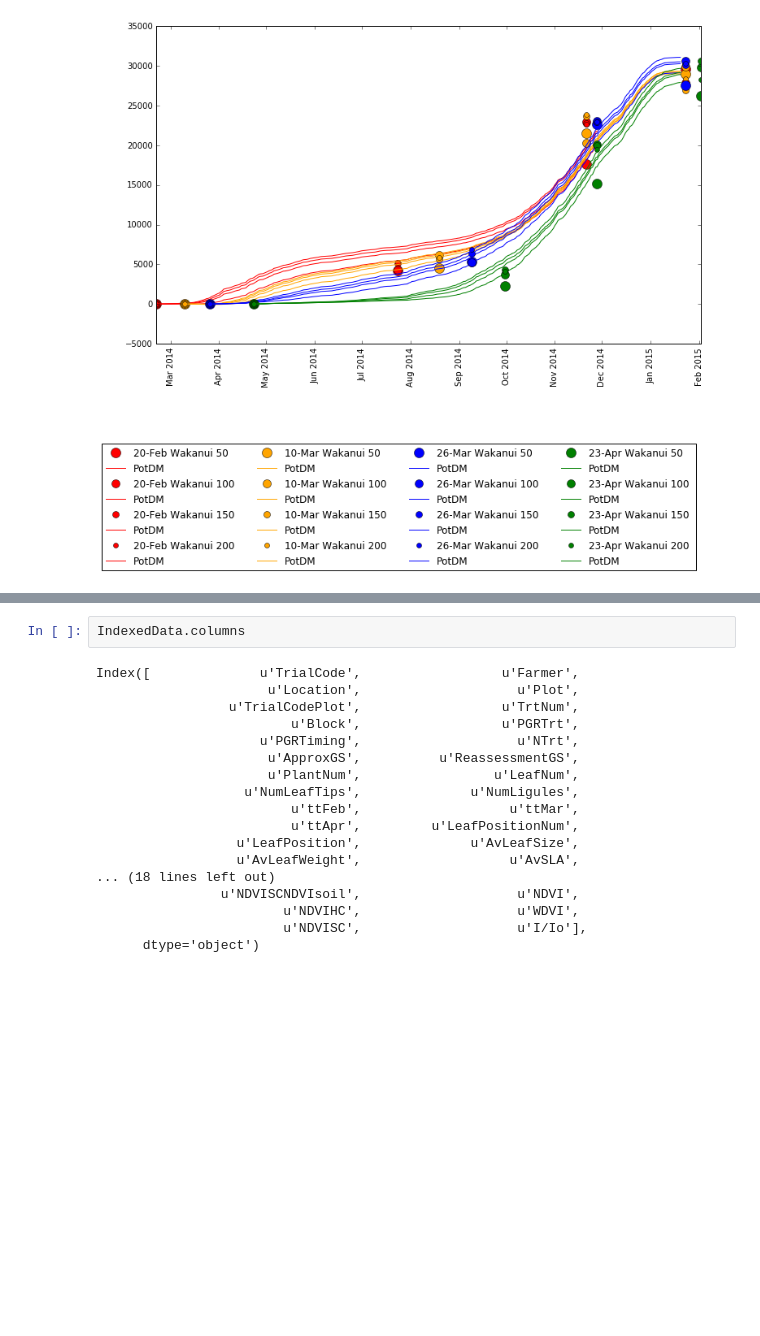
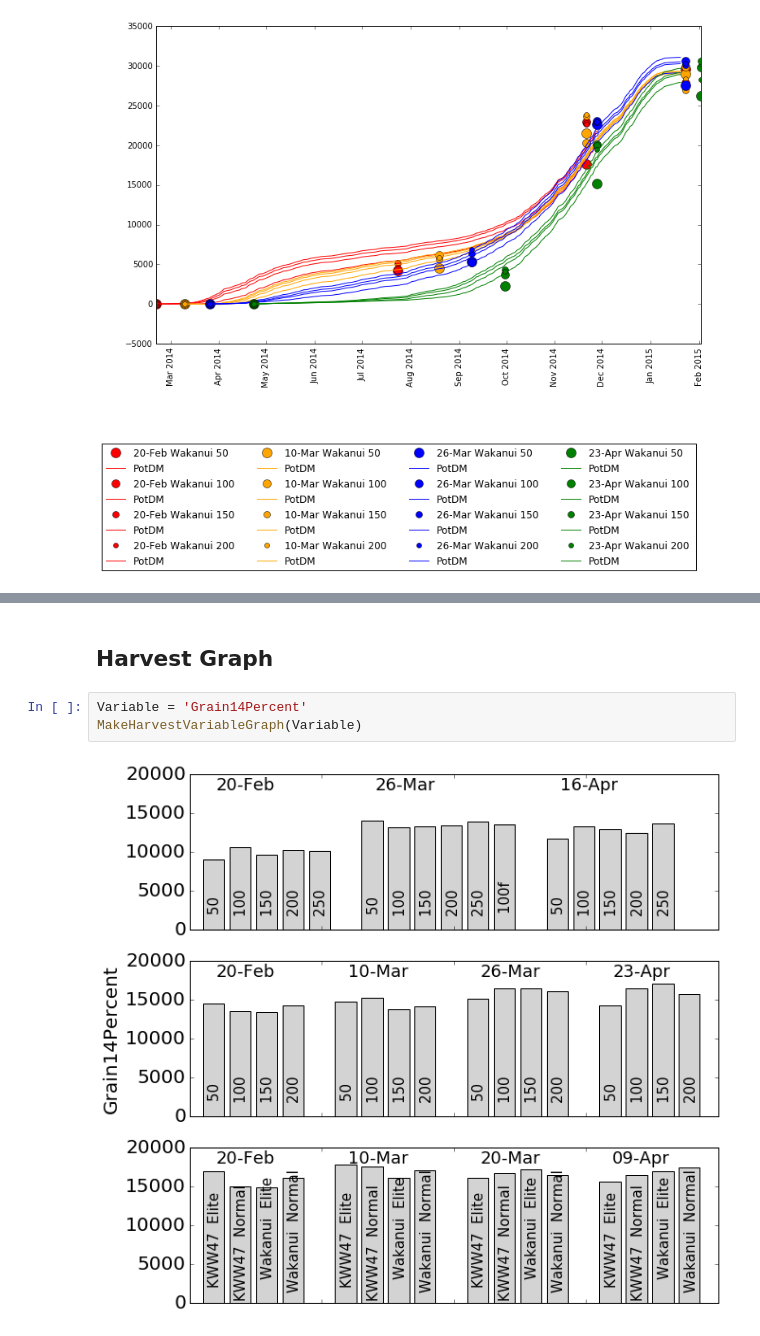
Before and after one commit to HamishBrownPFR/2020, a Jupyter notebook: CombinedAnalysis.ipynb, the cells around one changed output, grey strips where cells are left out. Drawn from its saved outputs; the diff is of its cells as text; blank space fills up the shorter version.

```diff
--- a/CombinedAnalysis.ipynb
+++ b/CombinedAnalysis.ipynb
@@ -344,20 +349,7 @@ for Year in YearList:
-# %%
-IndexedData.columns
-# %% [output]
-Index([              u'TrialCode',                  u'Farmer',
-                      u'Location',                    u'Plot',
-                 u'TrialCodePlot',                  u'TrtNum',
-                         u'Block',                  u'PGRTrt',
-                     u'PGRTiming',                    u'NTrt',
-                      u'ApproxGS',          u'ReassessmentGS',
-                      u'PlantNum',                 u'LeafNum',
-                   u'NumLeafTips',              u'NumLigules',
-                         u'ttFeb',                   u'ttMar',
-                         u'ttApr',         u'LeafPositionNum',
-                  u'LeafPosition',              u'AvLeafSize',
-                  u'AvLeafWeight',                   u'AvSLA',
-... (18 lines left out)
-                u'NDVISCNDVIsoil',                    u'NDVI',
-                        u'NDVIHC',                    u'WDVI',
-                        u'NDVISC',                    u'I/Io'],
-      dtype='object')
+# %% [markdown]
+## Harvest Graph
+# %%
+Variable = 'Grain14Percent'
+MakeHarvestVariableGraph(Variable)
+# %% [output]
+[figure, added]
```
Also changed, not shown: parts of 36 cells of this notebook.
